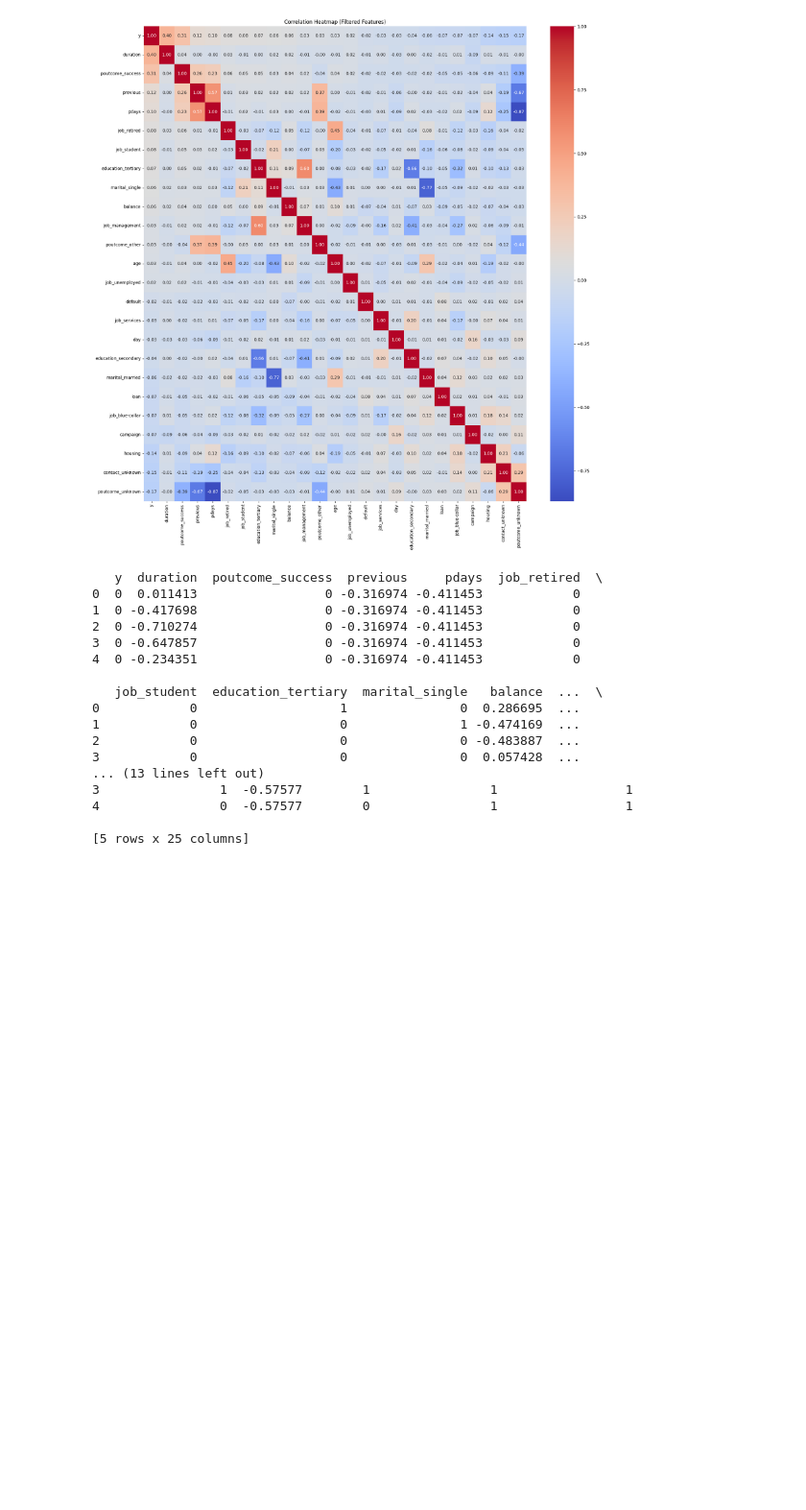
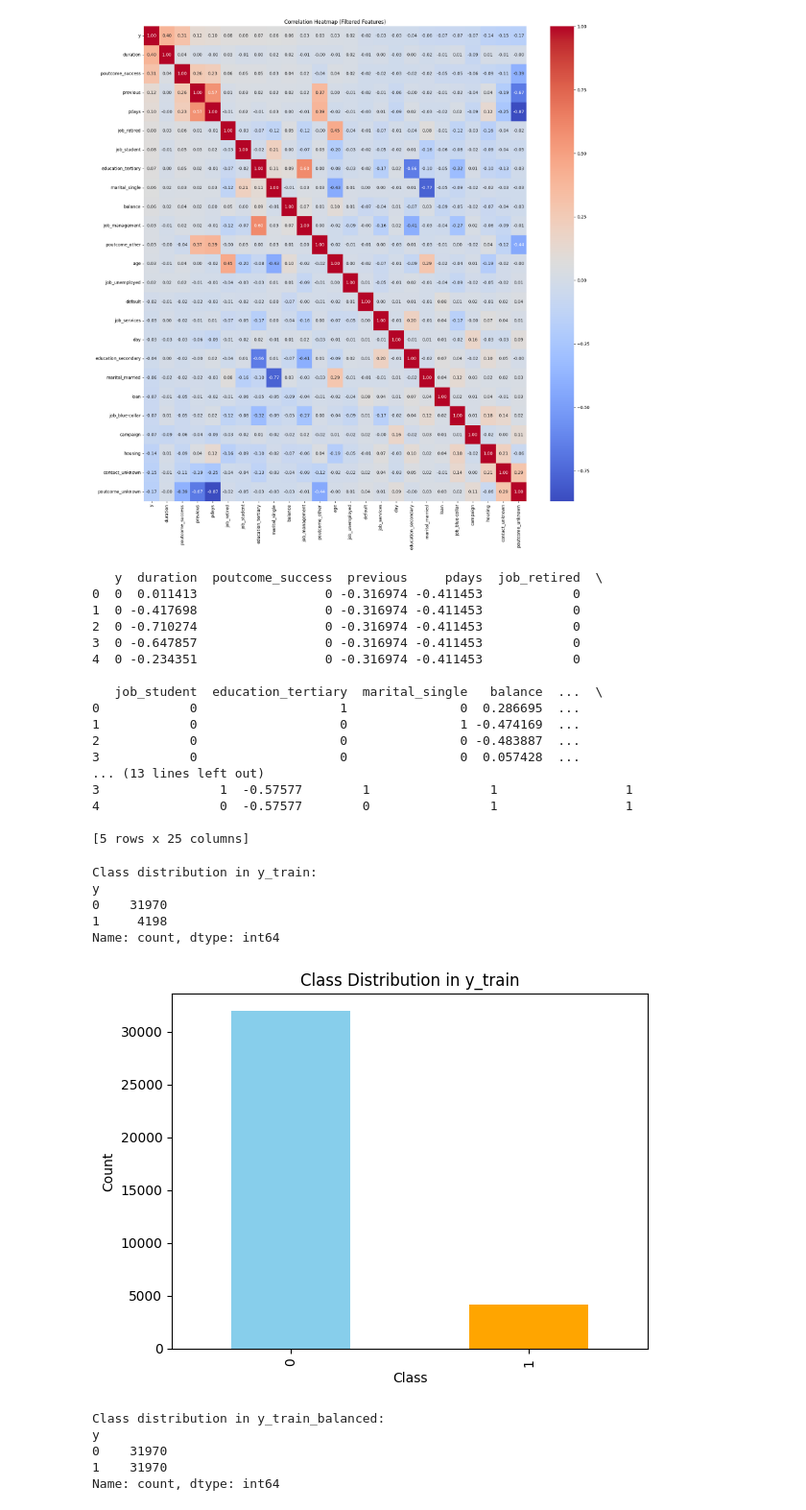
Before and after one commit to PrabhaviWKP/Machine-Learning, a Jupyter notebook: notebooks/2604CW.ipynb, the cells around one changed output. Shown at 96% size. Cells and saved outputs as stored; diff of their text form; code cells hidden in the pictures; blank space fills up the shorter version.

Commit message:
Split the dataset into testing and training Checked if the training dataset is imbalanced Performed SMOTE to balance the training dataset

```diff
--- a/notebooks/2604CW.ipynb
+++ b/notebooks/2604CW.ipynb
@@ -461,3 +461,33 @@ from sklearn.model_selection import train_test_split
 X = data.drop('y', axis=1)
 y = data['y']
 X_train, X_test, y_train, y_test = train_test_split(X, y, test_size=0.2, random_state=42)
+# %%
+class_counts = y_train.value_counts()
+print('Class distribution in y_train:')
+print(class_counts)
+
+class_counts.plot(kind='bar', color=['skyblue', 'orange'])
+plt.xlabel('Class')
+plt.ylabel('Count')
+plt.title('Class Distribution in y_train')
+plt.show()
+# %% [output]
+Class distribution in y_train:
+y
+0    31970
+1     4198
+Name: count, dtype: int64
+[figure, added]
+# %%
+from imblearn.over_sampling import SMOTE
+
+smote = SMOTE(random_state=42)
+X_train_balanced, y_train_balanced = smote.fit_resample(X_train, y_train)
+print('Class distribution in y_train_balanced:')
+print(y_train_balanced.value_counts())
+# %% [output]
+Class distribution in y_train_balanced:
+y
+0    31970
+1    31970
+Name: count, dtype: int64
```
